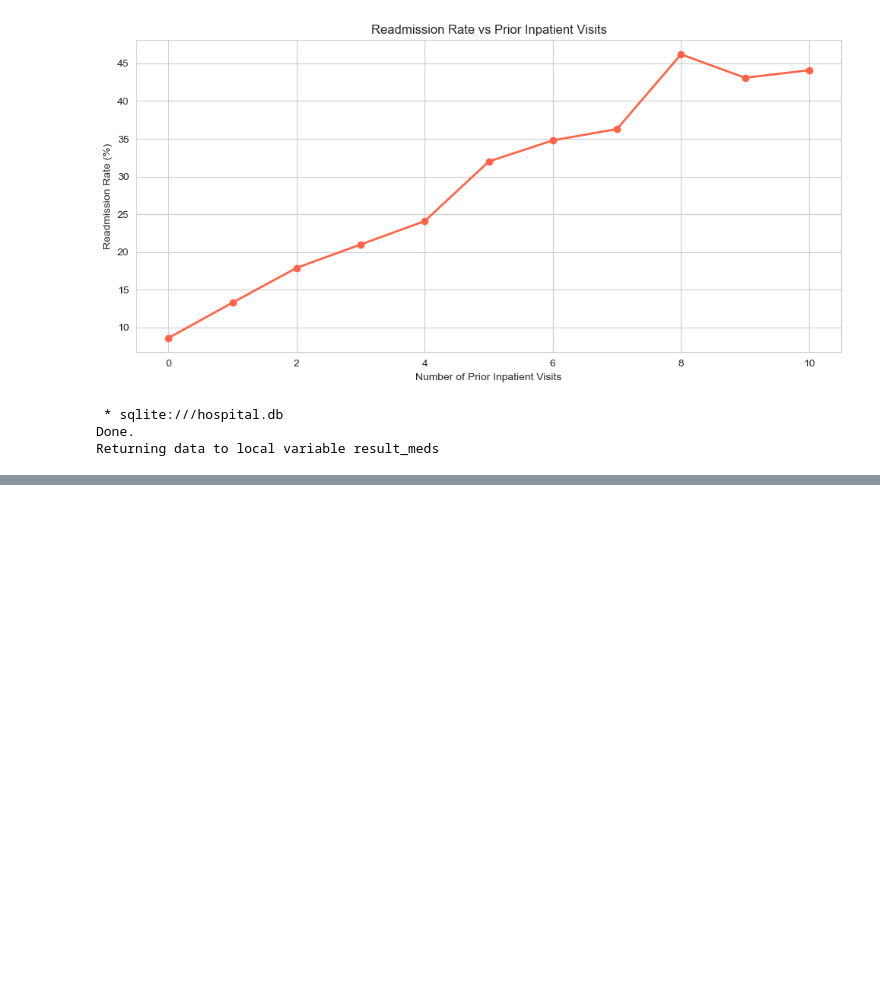
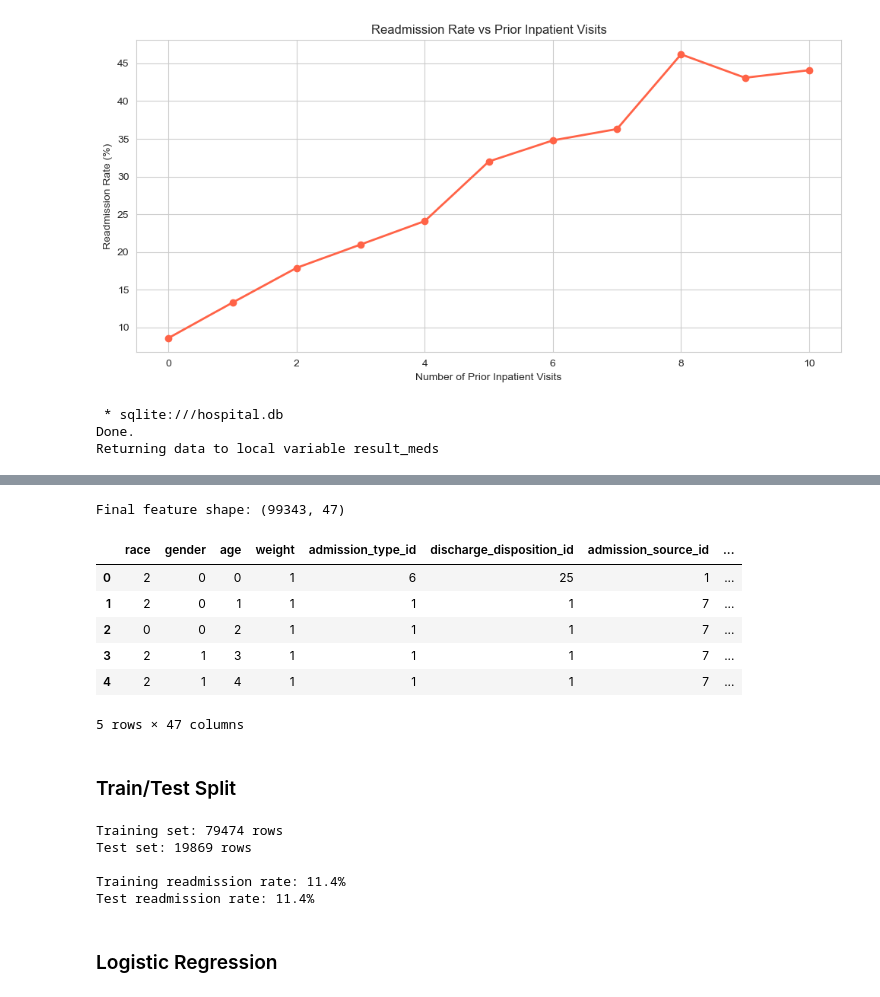
Before and after one commit to ZAKXIES2006/Readmission-Risk-Predictor, a Jupyter notebook: Hospital_Readmission_Predictor.ipynb, the cells around one changed output, grey strips where cells are left out. Saved outputs shown, nothing was run; the diff lists cells and outputs as text; code cells hidden in the pictures; blank space fills up the shorter version.

```diff
--- a/Hospital_Readmission_Predictor.ipynb
+++ b/Hospital_Readmission_Predictor.ipynb
@@ -385,0 +428,35 @@ AttributeError: 'str' object has no attribute 'DataFrame'
+# %%
+# Label encode all categorical columns
+le = LabelEncoder()
+for col in cat_cols:
+    X[col] = le.fit_transform(X[col].astype(str))
+
+print(f'Final feature shape: {X.shape}')
+X.head()
+# %% [output]
+Final feature shape: (99343, 47)
+|  | race | gender | age | weight | admission_type_id | discharge_disposition_id | admission_source_id | ... |
+| 0 | 2 | 0 | 0 | 1 | 6 | 25 | 1 | ... |
+| 1 | 2 | 0 | 1 | 1 | 1 | 1 | 7 | ... |
+| 2 | 0 | 0 | 2 | 1 | 1 | 1 | 7 | ... |
+| 3 | 2 | 1 | 3 | 1 | 1 | 1 | 7 | ... |
+| 4 | 2 | 1 | 4 | 1 | 1 | 1 | 7 | ... |
+5 rows × 47 columns
+# %% [markdown]
+### Train/Test Split
+# %%
+# 80/20 split
+X_train, X_test, y_train, y_test = train_test_split(X, y, test_size=0.2, random_state=42, stratify=y)
+
+print(f'Training set: {X_train.shape[0]} rows')
+print(f'Test set: {X_test.shape[0]} rows')
+print(f'\nTraining readmission rate: {round(y_train.mean()*100, 1)}%')
+print(f'Test readmission rate: {round(y_test.mean()*100, 1)}%')
+# %% [output]
+Training set: 79474 rows
+Test set: 19869 rows
+
+Training readmission rate: 11.4%
+Test readmission rate: 11.4%
+# %% [markdown]
+### Logistic Regression
```
Also changed, not shown: parts of 12 cells of this notebook.
